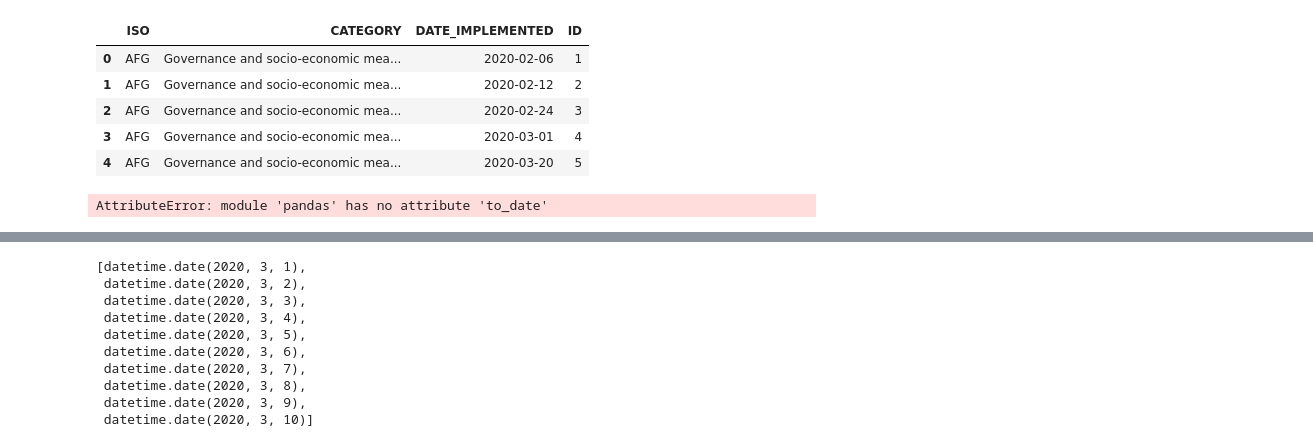
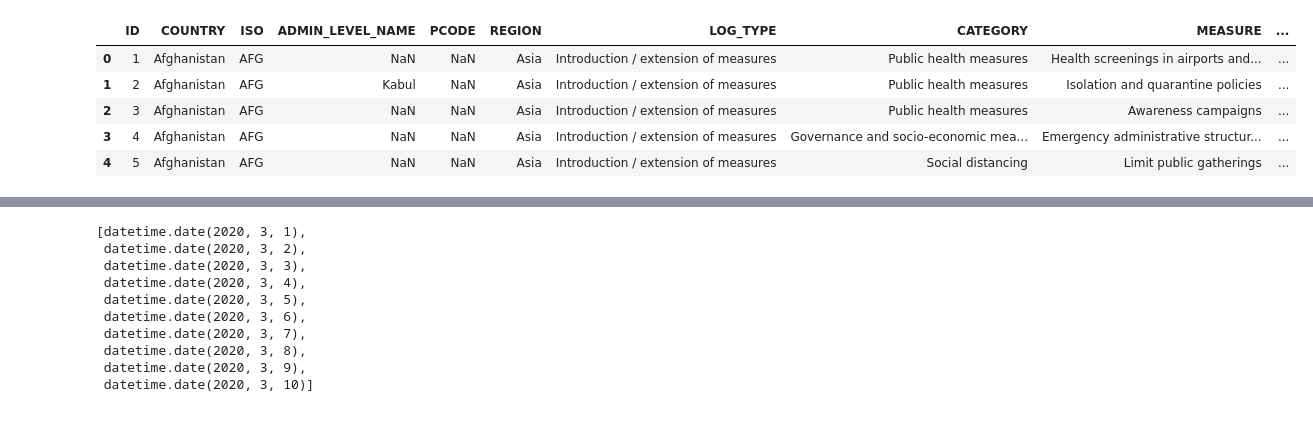
Before and after one commit to slycer93/visualize_covid-19, a Jupyter notebook: DataHandler Inspection.ipynb, the cells around one changed output, grey strips where cells are left out. Cells and saved outputs as stored; diff of their text form; code cells hidden in the pictures.

Commit message:
new dataset complete with 3rd plot

```diff
--- a/DataHandler Inspection.ipynb
+++ b/DataHandler Inspection.ipynb
@@ -4,20 +4,14 @@ import pandas as pd
 # %%
 from data_handler import DataHandler
 dh = DataHandler()
+restrictions = './data/acaps_covid19_government_measures_dataset.xlsx'
 # %%
-df_raw=dh._load_data_restrictions()
+df_raw=pd.read_excel(restrictions, sheet_name='Database')
 df_raw.head()
 # %% [output]
-|  | ISO | CATEGORY | DATE_IMPLEMENTED | ID |
-| 0 | AFG | Governance and socio-economic mea... | 2020-02-06 | 1 |
-| 1 | AFG | Governance and socio-economic mea... | 2020-02-12 | 2 |
-| 2 | AFG | Governance and socio-economic mea... | 2020-02-24 | 3 |
-| 3 | AFG | Governance and socio-economic mea... | 2020-03-01 | 4 |
-| 4 | AFG | Governance and socio-economic mea... | 2020-03-20 | 5 |
+|  | ID | COUNTRY | ISO | ADMIN_LEVEL_NAME | PCODE | REGION | LOG_TYPE | CATEGORY | MEASURE | ... |
+| 0 | 1 | Afghanistan | AFG | NaN | NaN | Asia | Introduction / extension of measures | Public health measures | Health screenings in airports and... | ... |
+| 1 | 2 | Afghanistan | AFG | Kabul | NaN | Asia | Introduction / extension of measures | Public health measures | Isolation and quarantine policies | ... |
+| 2 | 3 | Afghanistan | AFG | NaN | NaN | Asia | Introduction / extension of measures | Public health measures | Awareness campaigns | ... |
+| 3 | 4 | Afghanistan | AFG | NaN | NaN | Asia | Introduction / extension of measures | Governance and socio-economic mea... | Emergency administrative structur... | ... |
+| 4 | 5 | Afghanistan | AFG | NaN | NaN | Asia | Introduction / extension of measures | Social distancing | Limit public gatherings | ... |
-# %%
-df_raw['DATE_IMPLEMENTED']=df_raw['DATE_IMPLEMENTED'].apply(pd.to_date)
-df=df_raw.groupby(['ISO','CATEGORY', 'DATE_IMPLEMENTED']).count().groupby(level=0).cumsum().reset_index().filter(["ISO","CATEGORY","DATE_IMPLEMENTED","ID"])\
-.rename(columns={'ID': 'No. Restrictions'})
-df.CATEGORY.unique()
-# %% [output]
-AttributeError: module 'pandas' has no attribute 'to_date'
```
Also changed, not shown: parts of 7 cells of this notebook, 2 other files.
